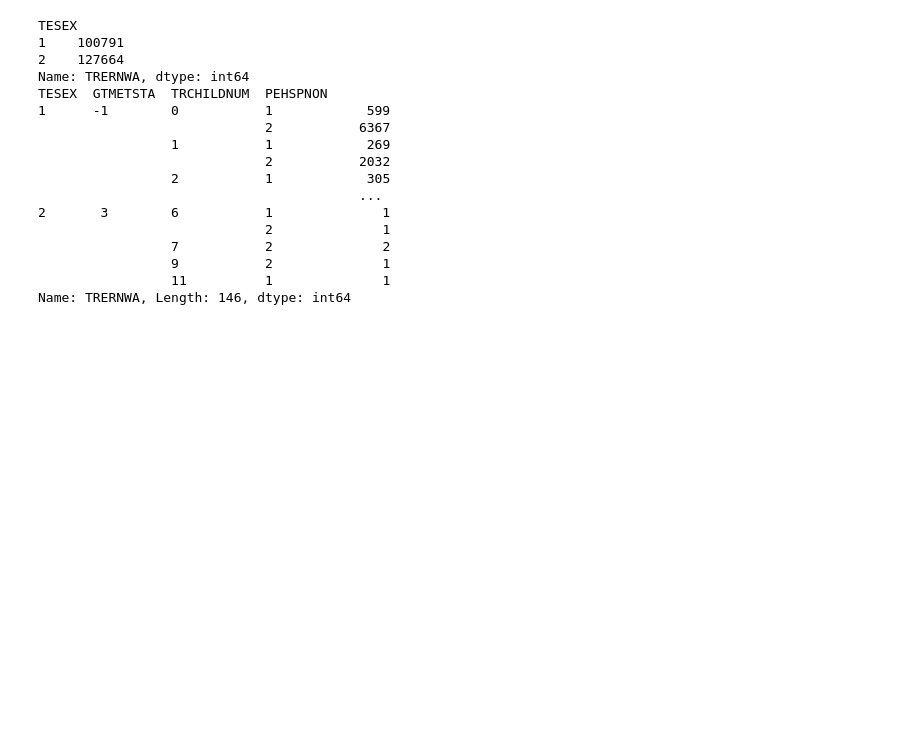
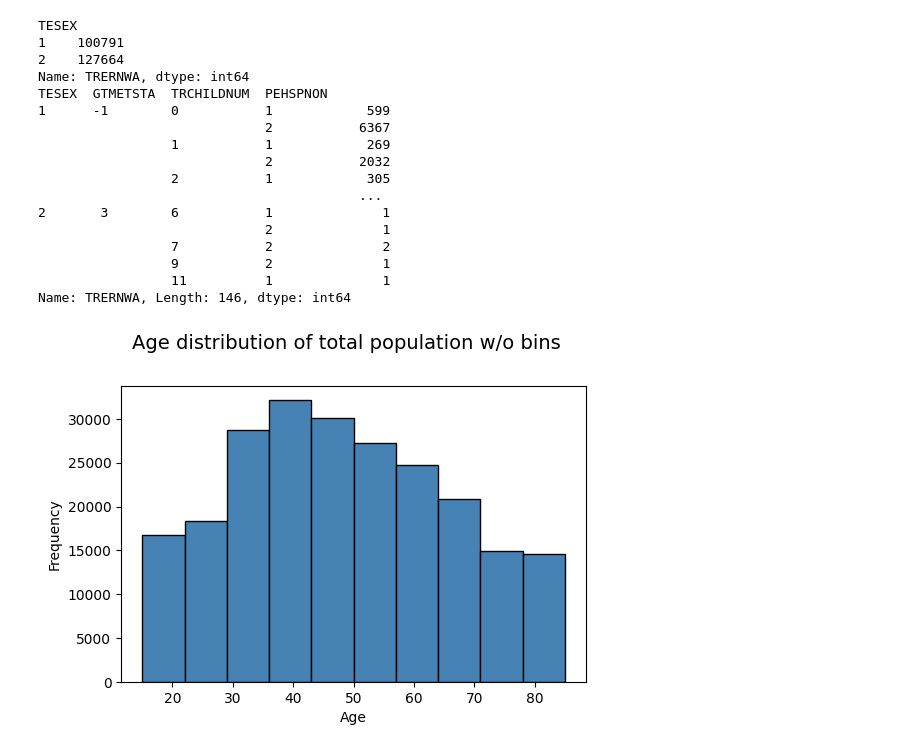
Before and after one commit to amolahinge/CS765-group-population, a Jupyter notebook: CS765_Project_1.ipynb, the cells around one changed output. Drawn from its saved outputs; the diff is of its cells as text; code cells hidden in the pictures; blank space fills up the shorter version.

Commit message:
1D and 2D visualizations

```diff
--- a/CS765_Project.ipynb
+++ b/CS765_Project_1.ipynb
@@ -127,3 +127,37 @@ TESEX  GTMETSTA  TRCHILDNUM  PEHSPNON
                  9           2              1
                  11          1              1
 Name: TRERNWA, Length: 146, dtype: int64
+# %%
+import matplotlib.pyplot as plt
+#medium blog
+#categorize as per age - derived
+
+def ageCondition(x):
+    if x >  15 and x < 20: return "Teenage"
+    elif x >= 20 and x < 40: return "Young"
+    elif x >= 40 and x < 60: return "Adult"
+    elif x >= 60 and x < 85: return "Senior Citizen"
+df['AgeGroup'] = df['TEAGE'].apply(ageCondition)
+
+df['AgeGroup'] = pd.Categorical(df['AgeGroup'],
+                                           categories=['Teenage', 'Young', 'Adult', 'Senior Citizen'])
+
+
+#print(df.head(5))
+#subset_attributes = ['TESEX','GTMETSTA','TRCHILDNUM','PEHSPNON']
+
+#doesn't make sense as most of the variables are categorical
+#rs = round(df[subset_attributes].describe(),2)
+#print(rs)
+
+fig = plt.figure(figsize = (6,4))
+title = fig.suptitle("Age distribution of total population w/o bins", fontsize=14)
+fig.subplots_adjust(top=0.85, wspace=0.3)
+
+ax = fig.add_subplot(1,1, 1)
+ax.set_xlabel("Age")
+ax.set_ylabel("Frequency")
+freq, bins, patches = ax.hist(df['TEAGE'], color='steelblue',
+                                    edgecolor='black', linewidth=1)
+# %% [output]
+[figure, added]
```
Also changed, not shown: parts of 1 cell of this notebook, 1 other file.
